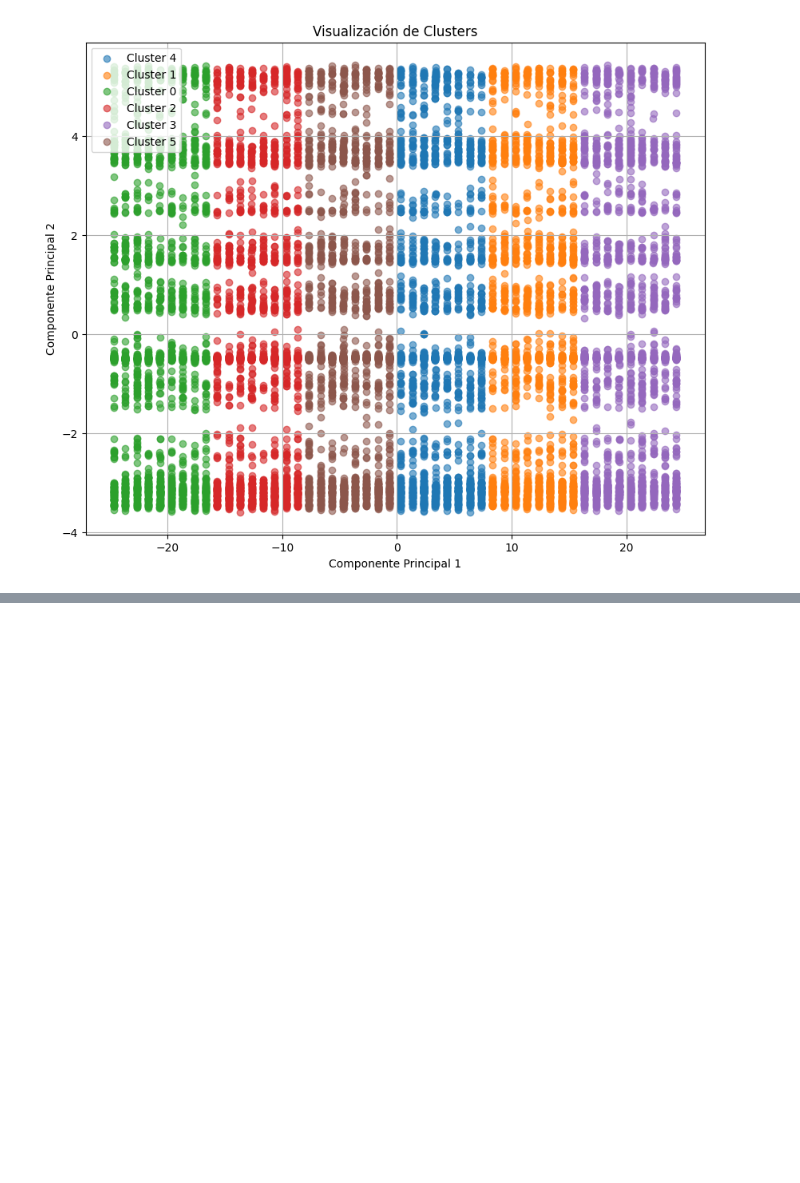
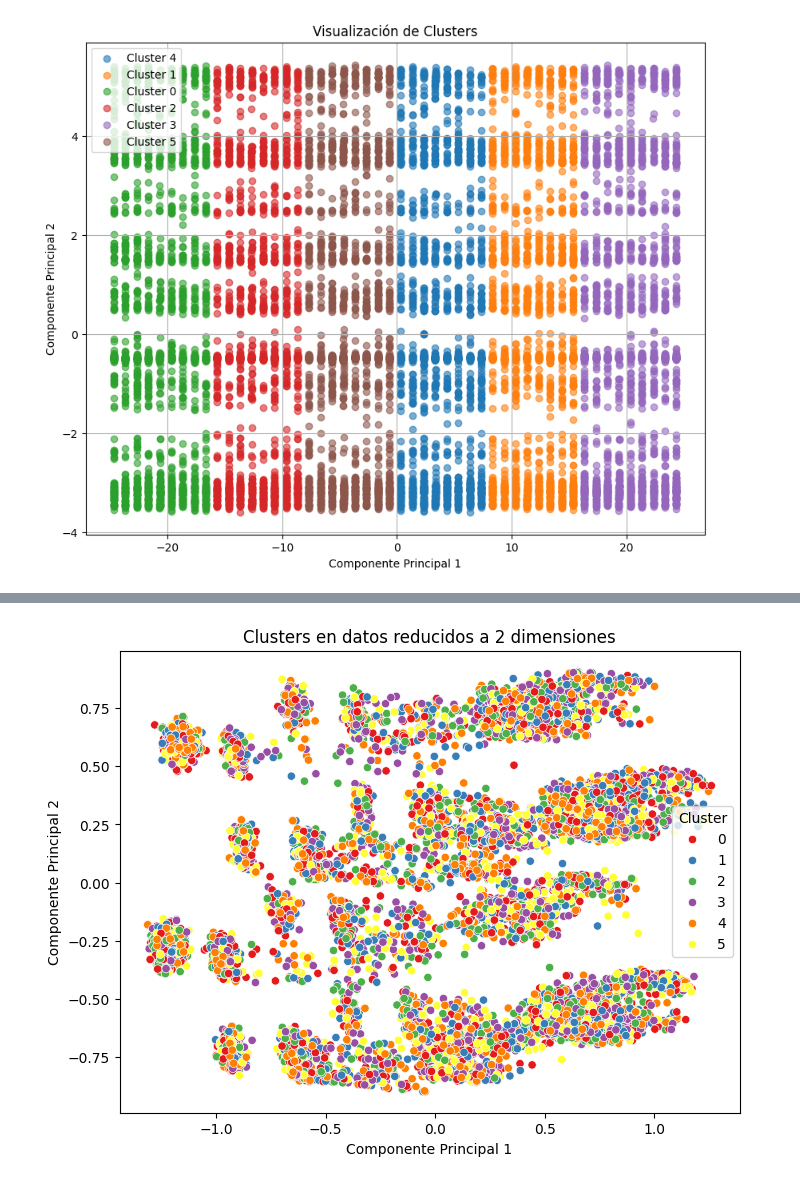
Before and after one commit to MiguelGG03/AprendizajeAutomatico_Caso5, a Jupyter notebook: notebooks/intento1.ipynb, the cells around one changed output, grey strips where cells are left out. Drawn from its saved outputs; the diff is of its cells as text; code cells hidden in the pictures; blank space fills up the shorter version.

```diff
--- a/notebooks/intento1.ipynb
+++ b/notebooks/intento1.ipynb
@@ -100,0 +138,17 @@ plt.show()
+# %%
+# Aplicar PCA para reducir a 2 dimensiones
+pca = PCA(n_components=2)
+reduced_data = pd.DataFrame(pca.fit_transform(scaled_features.drop('Cluster', axis=1)), columns=['PC1', 'PC2'])
+
+# Agregar las etiquetas de clusters al DataFrame reducido
+reduced_data['Cluster'] = scaled_features['Cluster']
+# %%
+plt.figure(figsize=(8, 6))
+sns.scatterplot(x=reduced_data['PC1'], y=reduced_data['PC2'], hue=reduced_data['Cluster'], palette='Set1')
+plt.title('Clusters en datos reducidos a 2 dimensiones')
+plt.xlabel('Componente Principal 1')
+plt.ylabel('Componente Principal 2')
+plt.legend(title='Cluster')
+plt.show()
+# %% [output]
+[figure, added]
```
Also changed, not shown: parts of 6 cells of this notebook.
